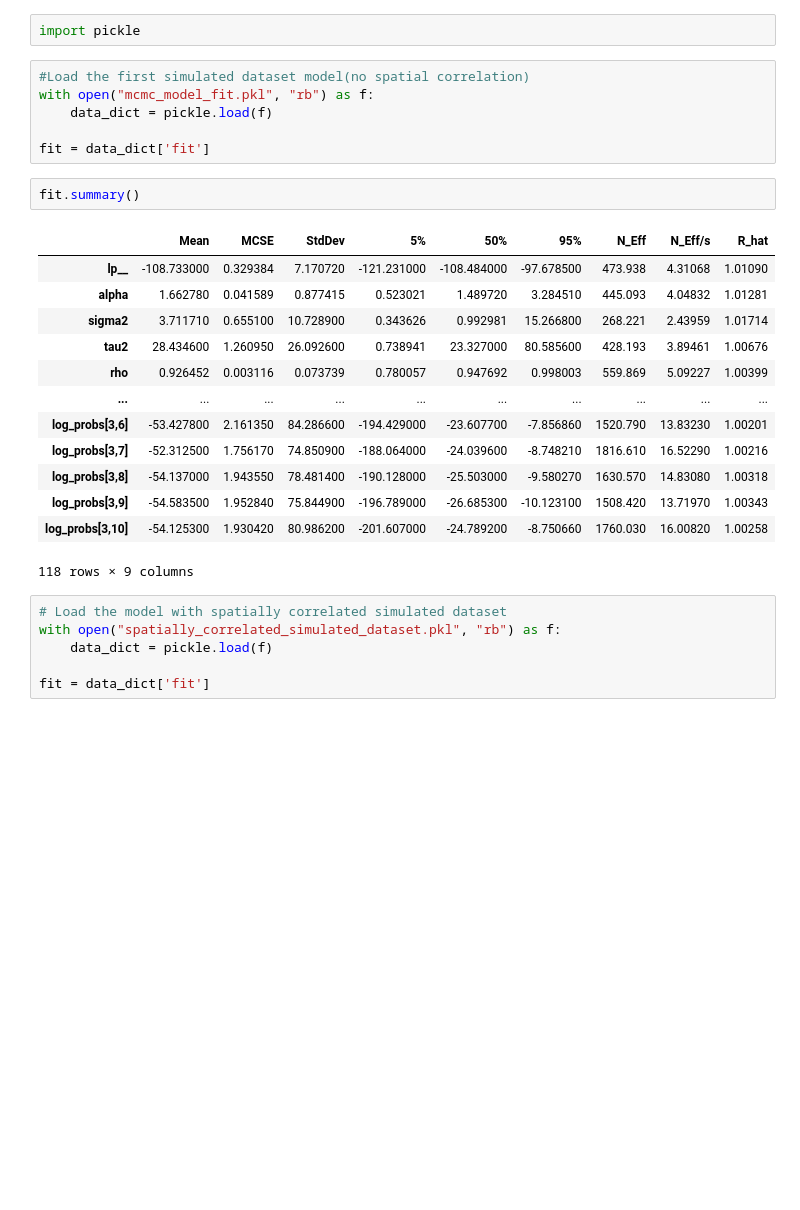
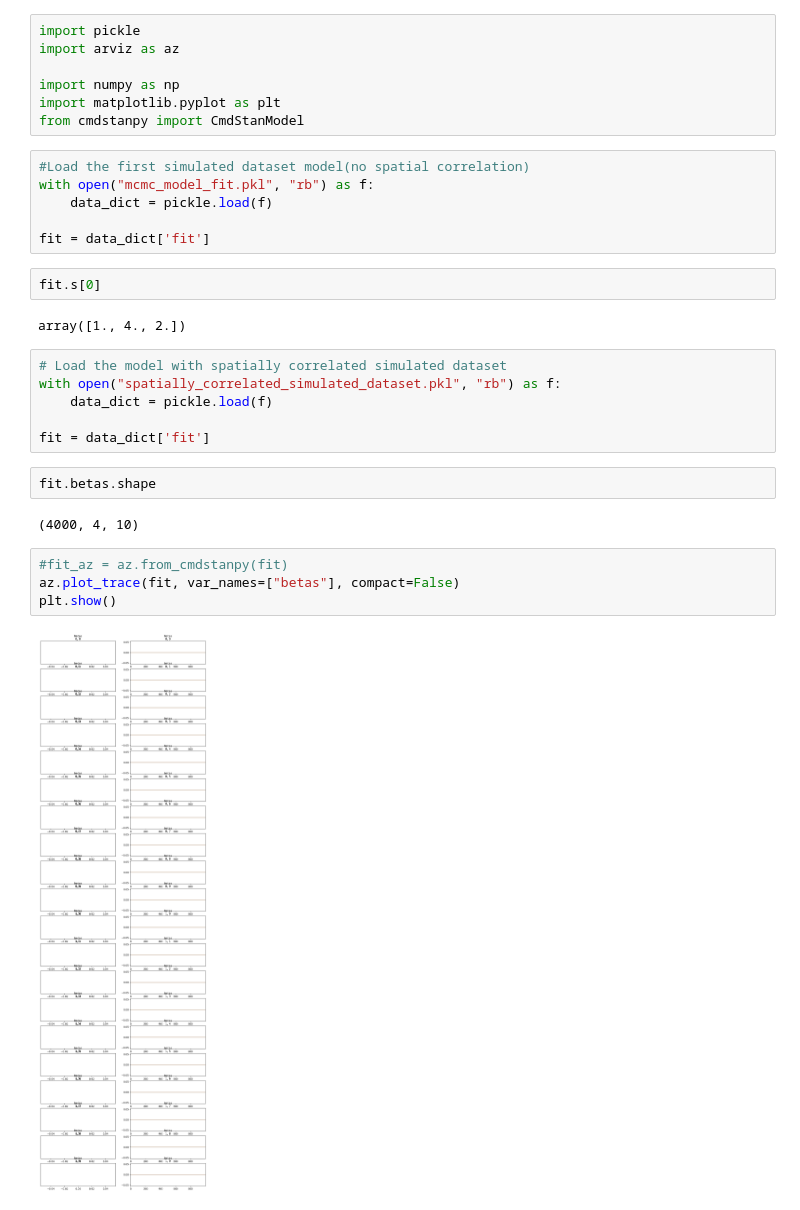
Before and after one commit to richilazza99/bayesian-project, a Jupyter notebook: Analisys_on_models.ipynb, the cells around one changed output. Saved outputs shown, nothing was run; the diff lists cells and outputs as text; blank space fills up the shorter version.

```diff
--- a/Analisys_on_models.ipynb
+++ b/Analisys_on_models.ipynb
@@ -1,5 +1,10 @@
 # %%
 import pickle
+import arviz as az
+
+import numpy as np
+import matplotlib.pyplot as plt
+from cmdstanpy import CmdStanModel
 # %%
 #Load the first simulated dataset model(no spatial correlation)
 with open("mcmc_model_fit.pkl", "rb") as f:
@@ -7,24 +12,22 @@ with open("mcmc_model_fit.pkl", "rb") as f:
 
 fit = data_dict['fit']
 # %%
-fit.summary()
+fit.s[0]
 # %% [output]
-|  | Mean | MCSE | StdDev | 5% | 50% | 95% | N_Eff | N_Eff/s | R_hat |
-| lp__ | -108.733000 | 0.329384 | 7.170720 | -121.231000 | -108.484000 | -97.678500 | 473.938 | 4.31068 | 1.01090 |
-| alpha | 1.662780 | 0.041589 | 0.877415 | 0.523021 | 1.489720 | 3.284510 | 445.093 | 4.04832 | 1.01281 |
-| sigma2 | 3.711710 | 0.655100 | 10.728900 | 0.343626 | 0.992981 | 15.266800 | 268.221 | 2.43959 | 1.01714 |
-| tau2 | 28.434600 | 1.260950 | 26.092600 | 0.738941 | 23.327000 | 80.585600 | 428.193 | 3.89461 | 1.00676 |
-| rho | 0.926452 | 0.003116 | 0.073739 | 0.780057 | 0.947692 | 0.998003 | 559.869 | 5.09227 | 1.00399 |
-| ... | ... | ... | ... | ... | ... | ... | ... | ... | ... |
-| log_probs[3,6] | -53.427800 | 2.161350 | 84.286600 | -194.429000 | -23.607700 | -7.856860 | 1520.790 | 13.83230 | 1.00201 |
-| log_probs[3,7] | -52.312500 | 1.756170 | 74.850900 | -188.064000 | -24.039600 | -8.748210 | 1816.610 | 16.52290 | 1.00216 |
-| log_probs[3,8] | -54.137000 | 1.943550 | 78.481400 | -190.128000 | -25.503000 | -9.580270 | 1630.570 | 14.83080 | 1.00318 |
-| log_probs[3,9] | -54.583500 | 1.952840 | 75.844900 | -196.789000 | -26.685300 | -10.123100 | 1508.420 | 13.71970 | 1.00343 |
-| log_probs[3,10] | -54.125300 | 1.930420 | 80.986200 | -201.607000 | -24.789200 | -8.750660 | 1760.030 | 16.00820 | 1.00258 |
-118 rows × 9 columns
+array([1., 4., 2.])
 # %%
 # Load the model with spatially correlated simulated dataset
 with open("spatially_correlated_simulated_dataset.pkl", "rb") as f:
     data_dict = pickle.load(f)
 
 fit = data_dict['fit']
+# %%
+fit.betas.shape
+# %% [output]
+(4000, 4, 10)
+# %%
+#fit_az = az.from_cmdstanpy(fit)
+az.plot_trace(fit, var_names=["betas"], compact=False)
+plt.show()
+# %% [output]
+[figure, added]
```
Also changed, not shown: 2 other files.
